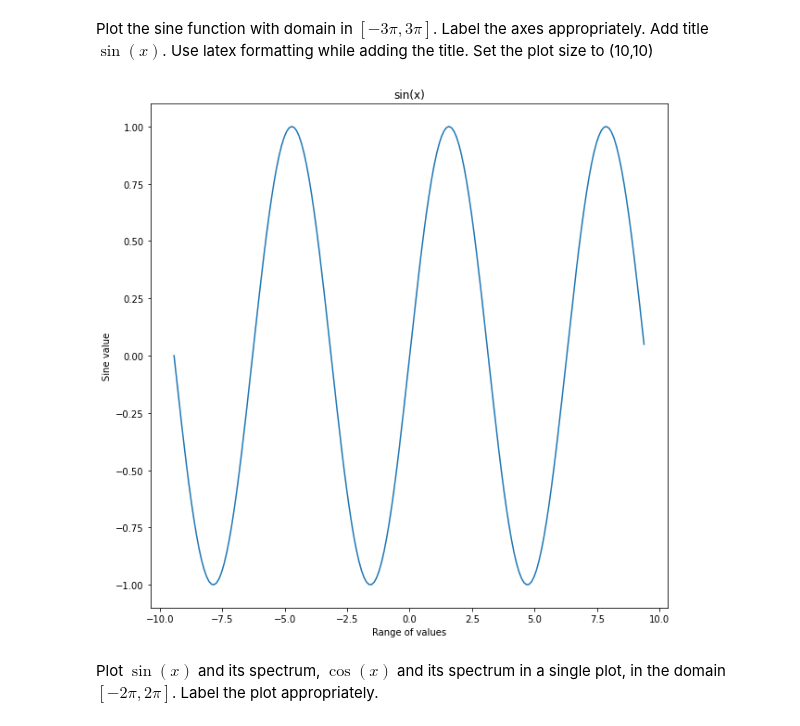
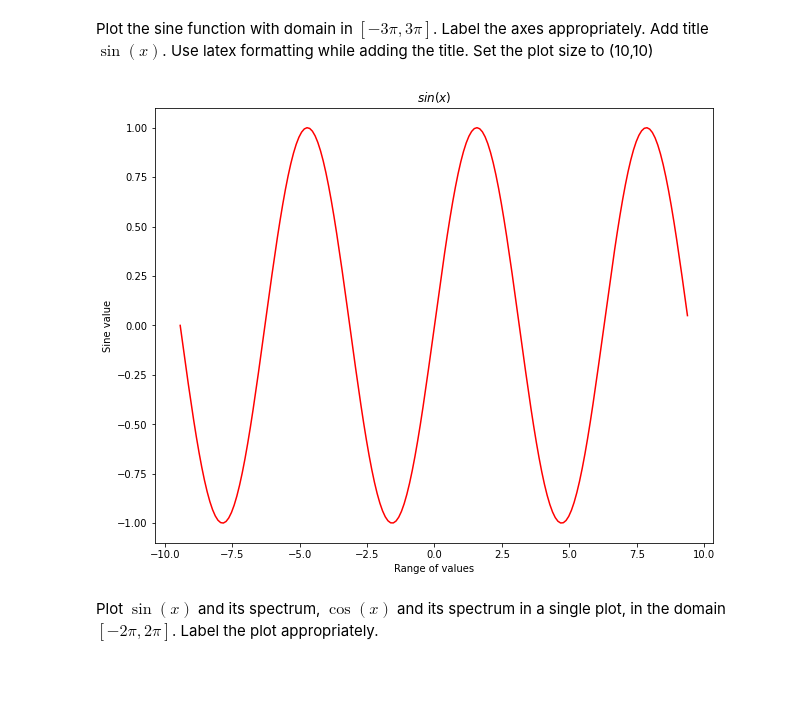
Before and after one commit to SaurabhChakravorty/SHALA2020, a Jupyter notebook: Assignment_1_DS.ipynb, the cells around one changed output. Saved outputs shown, nothing was run; the diff lists cells and outputs as text; code cells hidden in the pictures; blank space fills up the shorter version.

```diff
--- a/Assignment_1_DS.ipynb
+++ b/Assignment_1_DS.ipynb
@@ -359,14 +367,13 @@ Plot the sine function with domain in $[-3\pi,3\pi]$. Label the axes appropriate
 # %%
 x = np.arange(-3 * np.pi,3 * np.pi,0.1)   # start,stop,step
 y = np.sin(x)
-y1 = np
-plt.figure(figsize=(10,10))
+plt.figure(figsize=(10,8))
 plt.xlabel("Range of values")
 plt.ylabel("Sine value")
-plt.title("sin(x)")
-plt.plot(x,y)
+plt.title(r"$sin(x)$")
+plt.plot(x,y,color="r")
 plt.show()
 # %% [output]
-[figure, old version]
+[figure, new version]
 # %% [markdown]
 Plot $\sin(x)$ and its spectrum, $\cos(x)$ and its spectrum in a single plot, in the domain $[-2\pi,2\pi]$. Label the plot appropriately.
```
Also changed, not shown: parts of 10 cells of this notebook.
